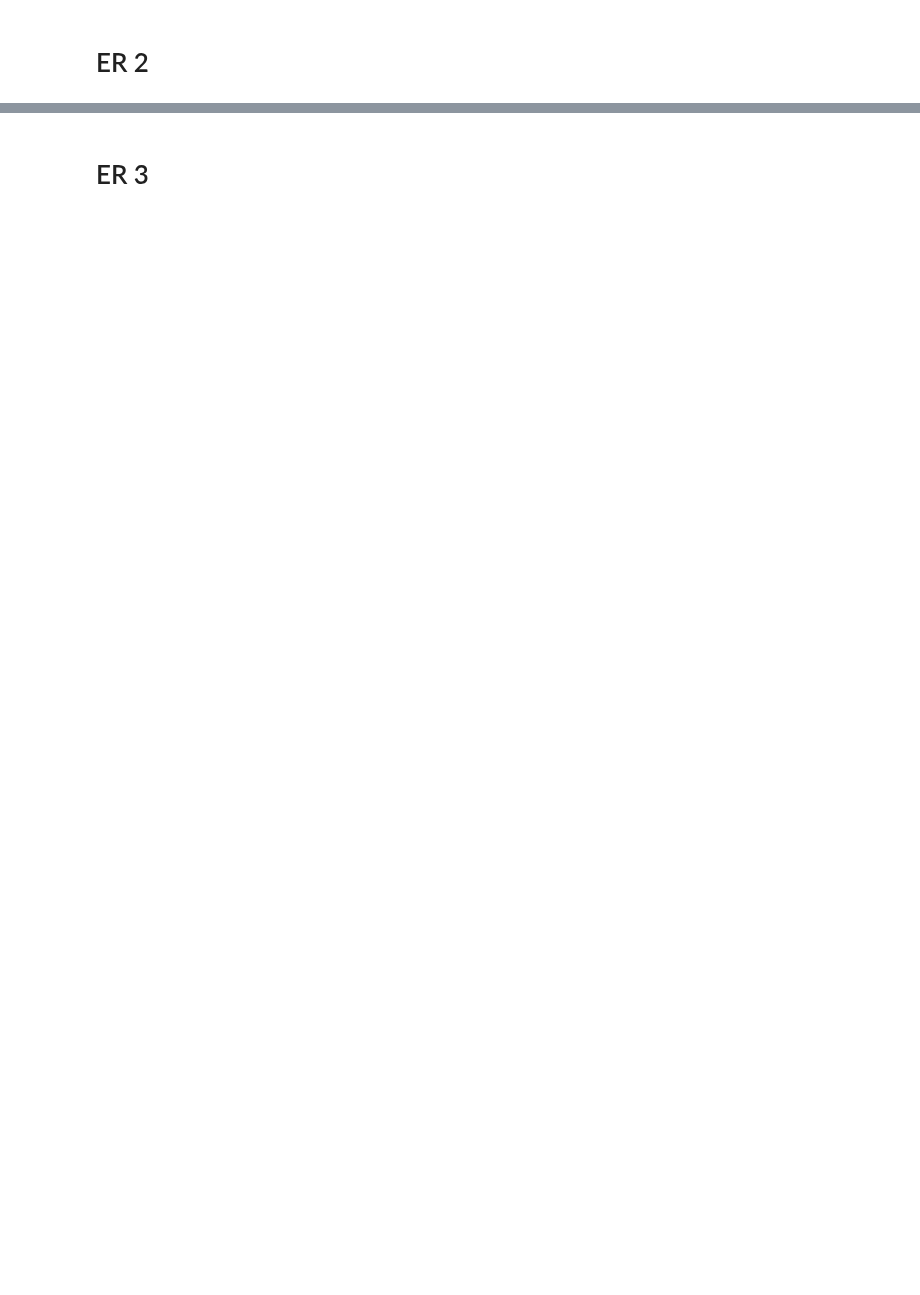
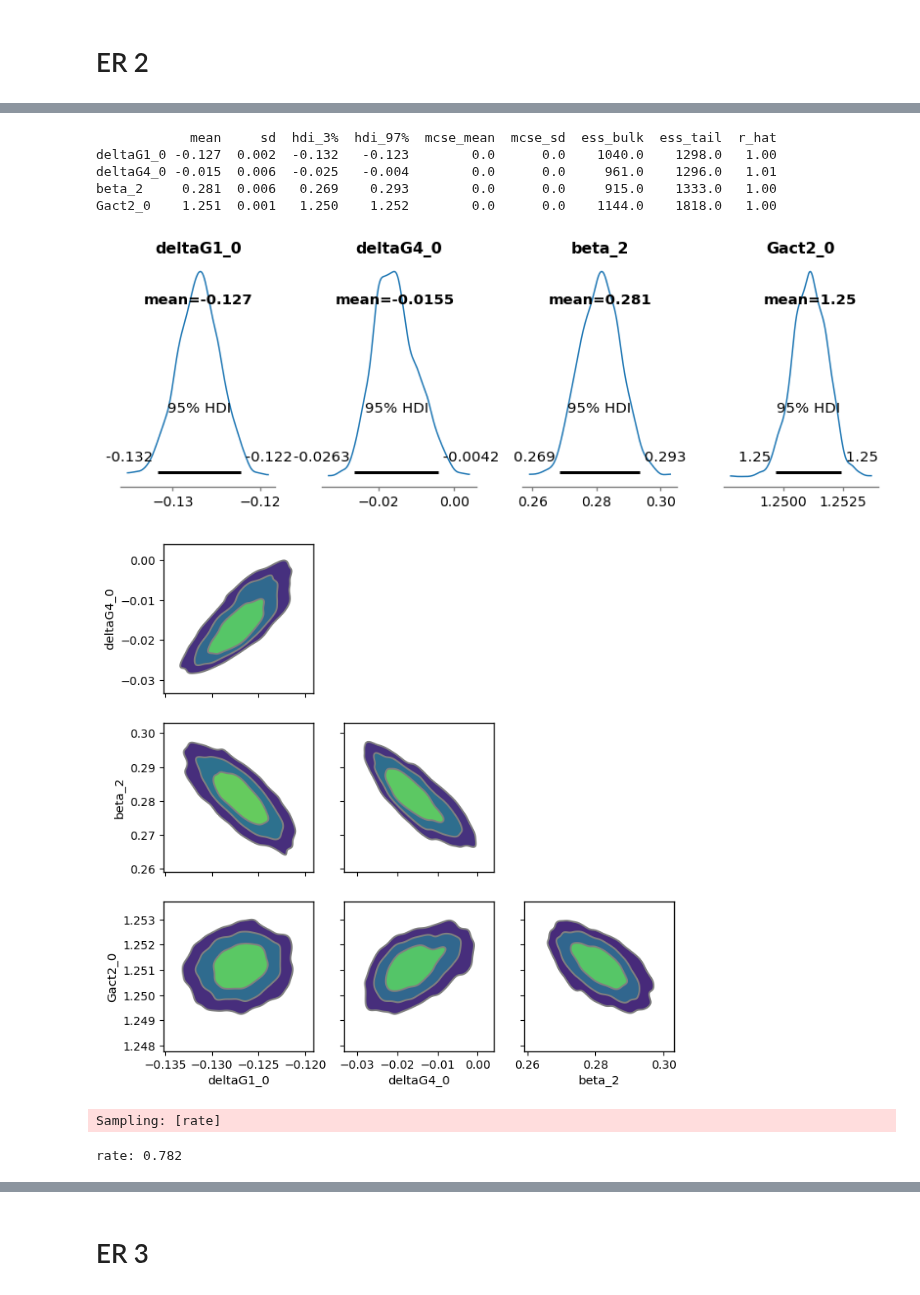
Before and after one commit to awasthivarun/MKM, a Jupyter notebook: CO_oxidation/Pt100_KOH_fitting_rate_replicates.ipynb, the cells around one changed output, grey strips where cells are left out. Drawn from its saved outputs; the diff is of its cells as text; code cells hidden in the pictures; blank space fills up the shorter version.

```diff
--- a/CO_oxidation/Pt100_KOH_fitting_rate_replicates.ipynb
+++ b/CO_oxidation/Pt100_KOH_fitting_rate_replicates.ipynb
@@ -445,0 +404,13 @@ plot_model_fits(ppc_ER_2); plot_coverages(trace_ER_2)
+# %%
+ppc_ER_2 = plot_posteriors(trace_ER_2, ER_2, format)
+plot_model_fits(trace_ER_2, ppc_ER_2); plot_coverages(trace_ER_2)
+# %% [output]
+            mean     sd  hdi_3%  hdi_97%  mcse_mean  mcse_sd  ess_bulk  ess_tail  r_hat
+deltaG1_0 -0.127  0.002  -0.132   -0.123        0.0      0.0    1040.0    1298.0   1.00
+deltaG4_0 -0.015  0.006  -0.025   -0.004        0.0      0.0     961.0    1296.0   1.01
+beta_2     0.281  0.006   0.269    0.293        0.0      0.0     915.0    1333.0   1.00
+Gact2_0    1.251  0.001   1.250    1.252        0.0      0.0    1144.0    1818.0   1.00
+[figure, added]
+[figure, added]
+Sampling: [rate]
+rate: 0.782
```
Also changed, not shown: parts of 35 cells of this notebook, 23 other files.
